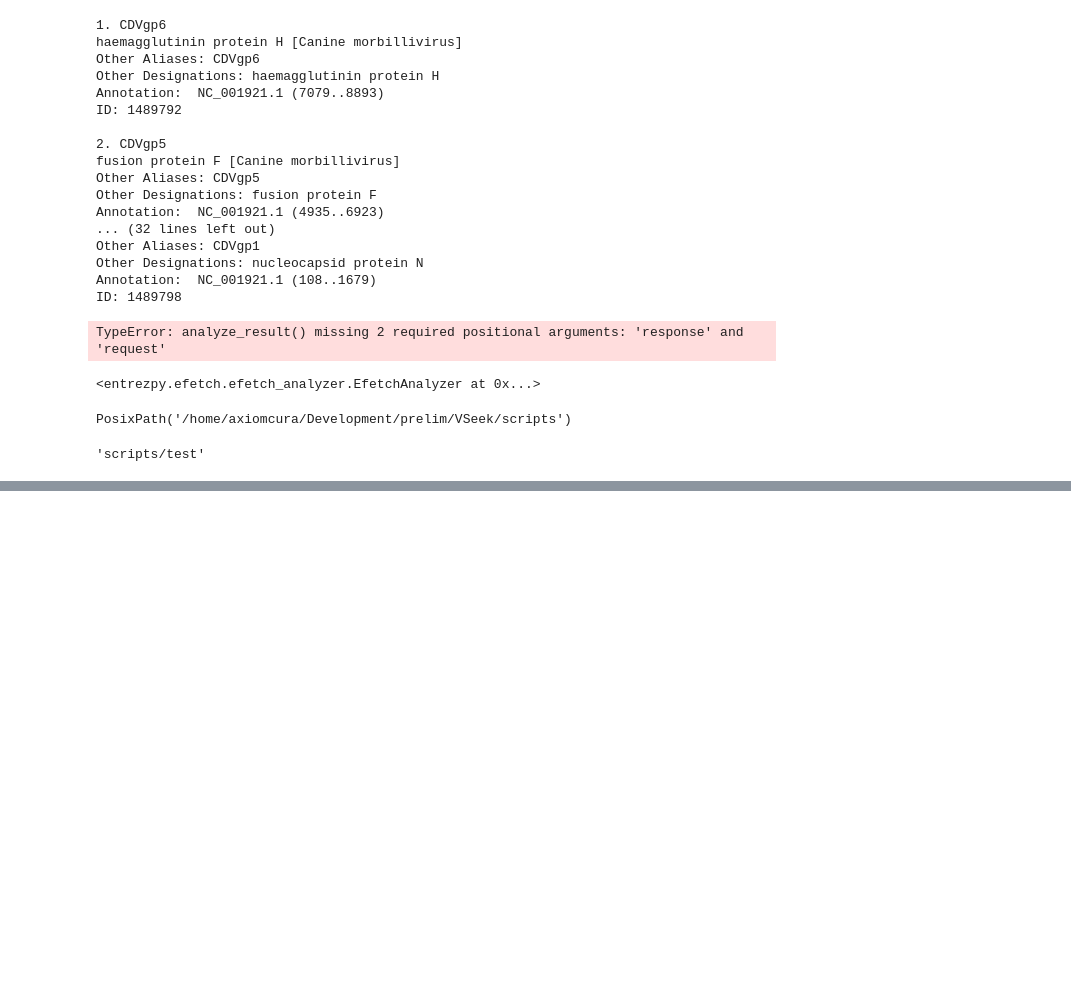
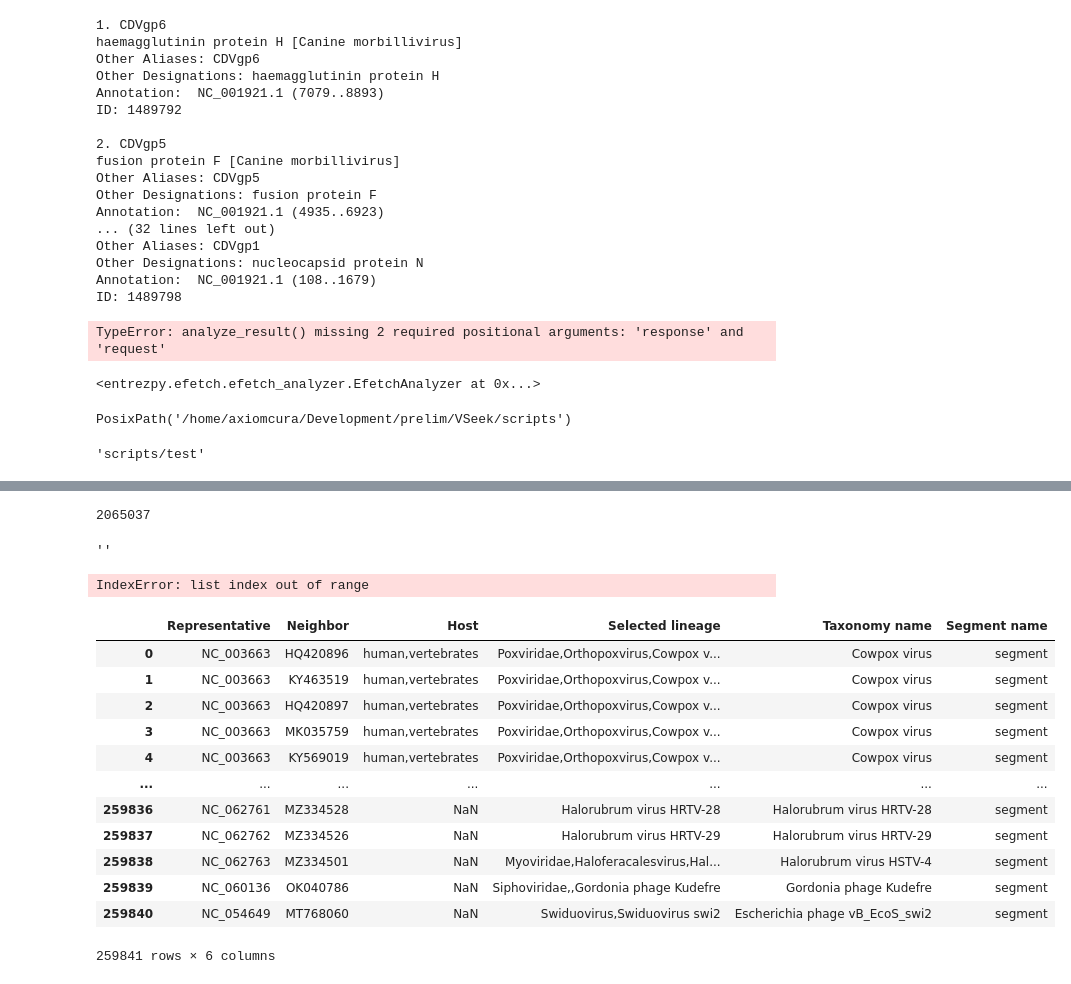
Before and after one commit to axiomcura/VSeek, a Jupyter notebook: test.ipynb, the cells around one changed output, grey strips where cells are left out. Cells and saved outputs as stored; diff of their text form; code cells hidden in the pictures; blank space fills up the shorter version.

```diff
--- a/test.ipynb
+++ b/test.ipynb
@@ -72,0 +134,8 @@ str((path / "test"))
+# %%
+data = meta_data.splitlines()
+for idx, line in enumerate(data):
+    if 'db "taxon"' in line:
+        print(data[idx+1].strip().split()[-1])
+        break
+# %% [output]
+2065037
@@ -72,0 +144,49 @@ str((path / "test"))
+# %%
+import requests ## python -m pip install requests
+
+
+string_api_url = "https://version-11-5.string-db.org/api"
+output_format = "tsv-no-header"
+method = "network"
+
+##
+## Construct URL
+##
+
+request_url = "/".join([string_api_url, output_format, method])
+
+##
+## Set parameters
+##
+
+# my_genes = ["CDC42","CDK1","KIF23","PLK1",
+#             "RAC2","RACGAP1","RHOA","RHOB", "SAA1", "HA"]
+
+my_genes = ["HSPA8", "PB1-F2"]
+params = {
+
+    "identifiers" : "%0d".join(my_genes), # your protein
+    "species" : 9606, # species NCBI identifier
+    "caller_identity" : "www.awesome_app.org" # your app name
+
+}
+
+response = requests.post(request_url, data=params)
+
+##
+## Call STRING
+##
+response.text
+# %% [output]
+''
+# %%
+for line in response.text.strip().split("\n"):
+
+    l = line.strip().split("\t")
+    p1, p2 = l[2], l[3]
+
+    ## filter the interaction according to experimental score
+    experimental_score = float(l[10])
+    print(line)
+# %% [output]
+IndexError: list index out of range
@@ -72,0 +195,16 @@ str((path / "test"))
+# %%
+pd.read_csv("./db/ncbi_viral_accession_db.csv.gz")
+# %% [output]
+|  | Representative | Neighbor | Host | Selected lineage | Taxonomy name | Segment name |
+| 0 | NC_003663 | HQ420896 | human,vertebrates | Poxviridae,Orthopoxvirus,Cowpox v... | Cowpox virus | segment |
+| 1 | NC_003663 | KY463519 | human,vertebrates | Poxviridae,Orthopoxvirus,Cowpox v... | Cowpox virus | segment |
+| 2 | NC_003663 | HQ420897 | human,vertebrates | Poxviridae,Orthopoxvirus,Cowpox v... | Cowpox virus | segment |
+| 3 | NC_003663 | MK035759 | human,vertebrates | Poxviridae,Orthopoxvirus,Cowpox v... | Cowpox virus | segment |
+| 4 | NC_003663 | KY569019 | human,vertebrates | Poxviridae,Orthopoxvirus,Cowpox v... | Cowpox virus | segment |
+| ... | ... | ... | ... | ... | ... | ... |
+| 259836 | NC_062761 | MZ334528 | NaN | Halorubrum virus HRTV-28 | Halorubrum virus HRTV-28 | segment |
+| 259837 | NC_062762 | MZ334526 | NaN | Halorubrum virus HRTV-29 | Halorubrum virus HRTV-29 | segment |
+| 259838 | NC_062763 | MZ334501 | NaN | Myoviridae,Haloferacalesvirus,Hal... | Halorubrum virus HSTV-4 | segment |
+| 259839 | NC_060136 | OK040786 | NaN | Siphoviridae,,Gordonia phage Kudefre | Gordonia phage Kudefre | segment |
+| 259840 | NC_054649 | MT768060 | NaN | Swiduovirus,Swiduovirus swi2 | Escherichia phage vB_EcoS_swi2 | segment |
+259841 rows × 6 columns
```
Also changed, not shown: parts of 14 cells of this notebook, 3 other files.
